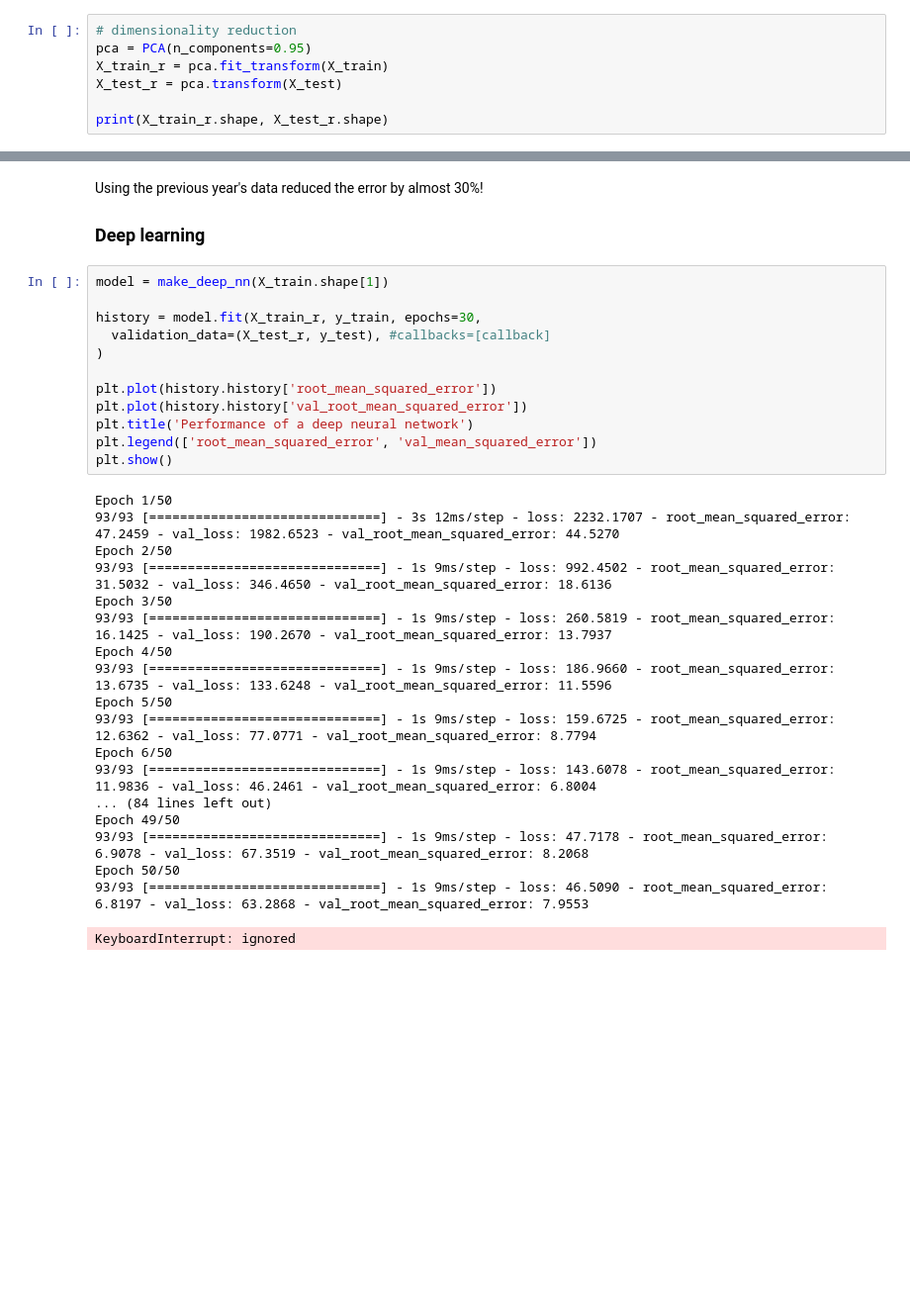
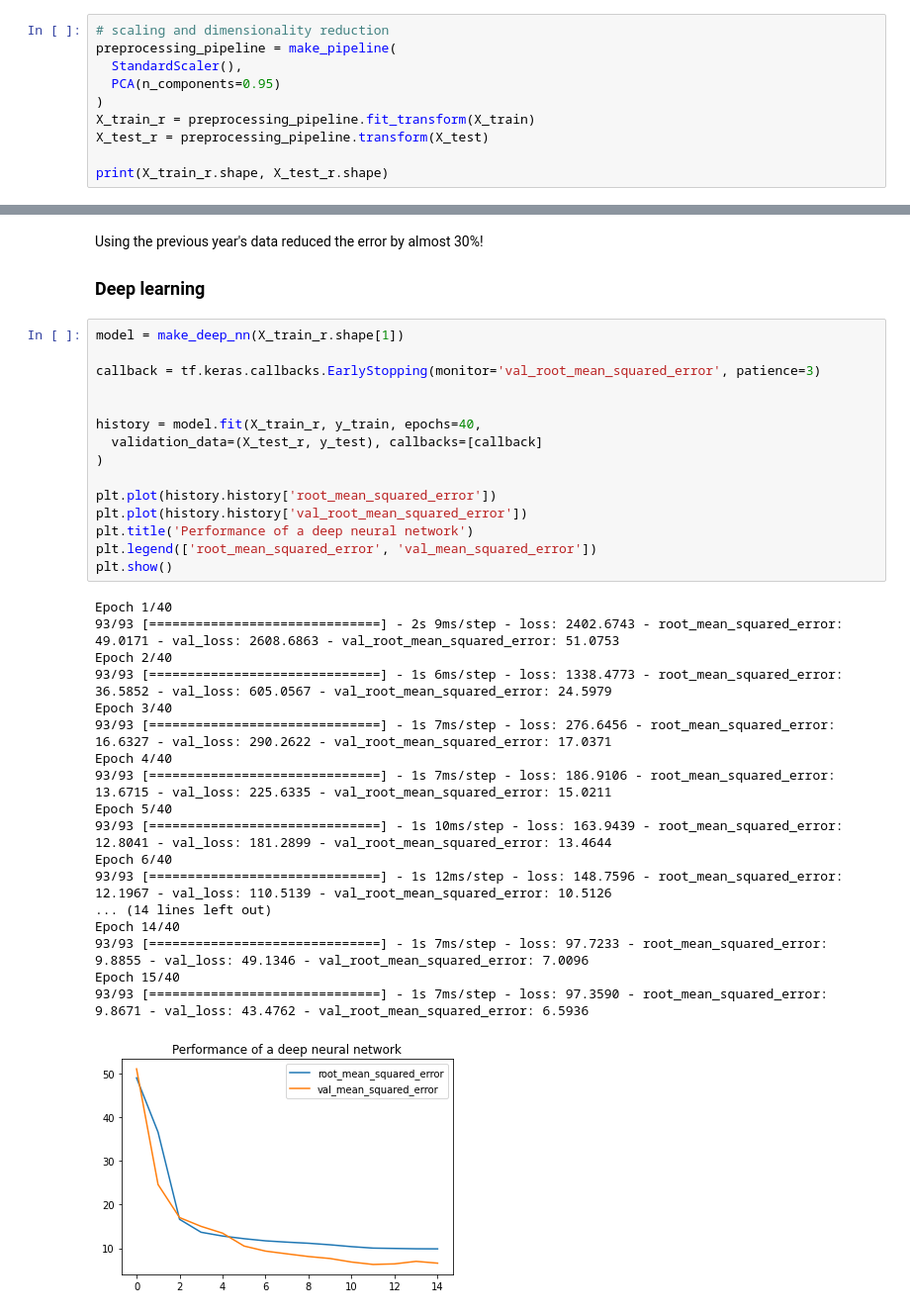
Before and after one commit to AgentSamBond/ML4Earth-Hackathon-2022, a Jupyter notebook: ML4Earth_crop_yield_prediction (4).ipynb, the cells around one changed output, grey strips where cells are left out. Shown at 99% size. Cells and saved outputs as stored; diff of their text form; blank space fills up the shorter version.

```diff
--- a/ML4Earth_crop_yield_prediction (4).ipynb
+++ b/ML4Earth_crop_yield_prediction (4).ipynb
@@ -627,10 +629,13 @@ print(X_train.shape, X_test.shape)
 # %% [markdown]
 We added almost 600 new features, but how useful was this information? Let us apply PCA and see:
 # %%
-# dimensionality reduction
-pca = PCA(n_components=0.95)
-X_train_r = pca.fit_transform(X_train)
-X_test_r = pca.transform(X_test)
+# scaling and dimensionality reduction
+preprocessing_pipeline = make_pipeline(
+  StandardScaler(),
+  PCA(n_components=0.95)
+)
+X_train_r = preprocessing_pipeline.fit_transform(X_train)
+X_test_r = preprocessing_pipeline.transform(X_test)
 
 print(X_train_r.shape, X_test_r.shape)
 # %% [output]
@@ -663,33 +668,36 @@ Using the previous year's data reduced the error by almost 30%!
 
 ### Deep learning
 # %%
-model = make_deep_nn(X_train.shape[1])
+model = make_deep_nn(X_train_r.shape[1])
 
-history = model.fit(X_train_r, y_train, epochs=30,
-  validation_data=(X_test_r, y_test), #callbacks=[callback]
+callback = tf.keras.callbacks.EarlyStopping(monitor='val_root_mean_squared_error', patience=3)
+
+
+history = model.fit(X_train_r, y_train, epochs=40,
+  validation_data=(X_test_r, y_test), callbacks=[callback]
 )
 
 plt.plot(history.history['root_mean_squared_error'])
 plt.plot(history.history['val_root_mean_squared_error'])
 plt.title('Performance of a deep neural network')
 plt.legend(['root_mean_squared_error', 'val_mean_squared_error'])
 plt.show()
 # %% [output]
-Epoch 1/50
-93/93 [==============================] - 3s 12ms/step - loss: 2232.1707 - root_mean_squared_error: 47.2459 - val_loss: 1982.6523 - val_root_mean_squared_error: 44.5270
-Epoch 2/50
-93/93 [==============================] - 1s 9ms/step - loss: 992.4502 - root_mean_squared_error: 31.5032 - val_loss: 346.4650 - val_root_mean_squared_error: 18.6136
-Epoch 3/50
-93/93 [==============================] - 1s 9ms/step - loss: 260.5819 - root_mean_squared_error: 16.1425 - val_loss: 190.2670 - val_root_mean_squared_error: 13.7937
-Epoch 4/50
-93/93 [==============================] - 1s 9ms/step - loss: 186.9660 - root_mean_squared_error: 13.6735 - val_loss: 133.6248 - val_root_mean_squared_error: 11.5596
-Epoch 5/50
-93/93 [==============================] - 1s 9ms/step - loss: 159.6725 - root_mean_squared_error: 12.6362 - val_loss: 77.0771 - val_root_mean_squared_error: 8.7794
-Epoch 6/50
-93/93 [==============================] - 1s 9ms/step - loss: 143.6078 - root_mean_squared_error: 11.9836 - val_loss: 46.2461 - val_root_mean_squared_error: 6.8004
-... (84 lines left out)
-Epoch 49/50
-93/93 [==============================] - 1s 9ms/step - loss: 47.7178 - root_mean_squared_error: 6.9078 - val_loss: 67.3519 - val_root_mean_squared_error: 8.2068
-Epoch 50/50
-93/93 [==============================] - 1s 9ms/step - loss: 46.5090 - root_mean_squared_error: 6.8197 - val_loss: 63.2868 - val_root_mean_squared_error: 7.9553
+Epoch 1/40
+93/93 [==============================] - 2s 9ms/step - loss: 2402.6743 - root_mean_squared_error: 49.0171 - val_loss: 2608.6863 - val_root_mean_squared_error: 51.0753
+Epoch 2/40
+93/93 [==============================] - 1s 6ms/step - loss: 1338.4773 - root_mean_squared_error: 36.5852 - val_loss: 605.0567 - val_root_mean_squared_error: 24.5979
+Epoch 3/40
+93/93 [==============================] - 1s 7ms/step - loss: 276.6456 - root_mean_squared_error: 16.6327 - val_loss: 290.2622 - val_root_mean_squared_error: 17.0371
+Epoch 4/40
+93/93 [==============================] - 1s 7ms/step - loss: 186.9106 - root_mean_squared_error: 13.6715 - val_loss: 225.6335 - val_root_mean_squared_error: 15.0211
+Epoch 5/40
+93/93 [==============================] - 1s 10ms/step - loss: 163.9439 - root_mean_squared_error: 12.8041 - val_loss: 181.2899 - val_root_mean_squared_error: 13.4644
+Epoch 6/40
+93/93 [==============================] - 1s 12ms/step - loss: 148.7596 - root_mean_squared_error: 12.1967 - val_loss: 110.5139 - val_root_mean_squared_error: 10.5126
+... (14 lines left out)
+Epoch 14/40
+93/93 [==============================] - 1s 7ms/step - loss: 97.7233 - root_mean_squared_error: 9.8855 - val_loss: 49.1346 - val_root_mean_squared_error: 7.0096
+Epoch 15/40
+93/93 [==============================] - 1s 7ms/step - loss: 97.3590 - root_mean_squared_error: 9.8671 - val_loss: 43.4762 - val_root_mean_squared_error: 6.5936
-KeyboardInterrupt: ignored
+[figure, added]
```
Also changed, not shown: parts of 14 cells of this notebook.
